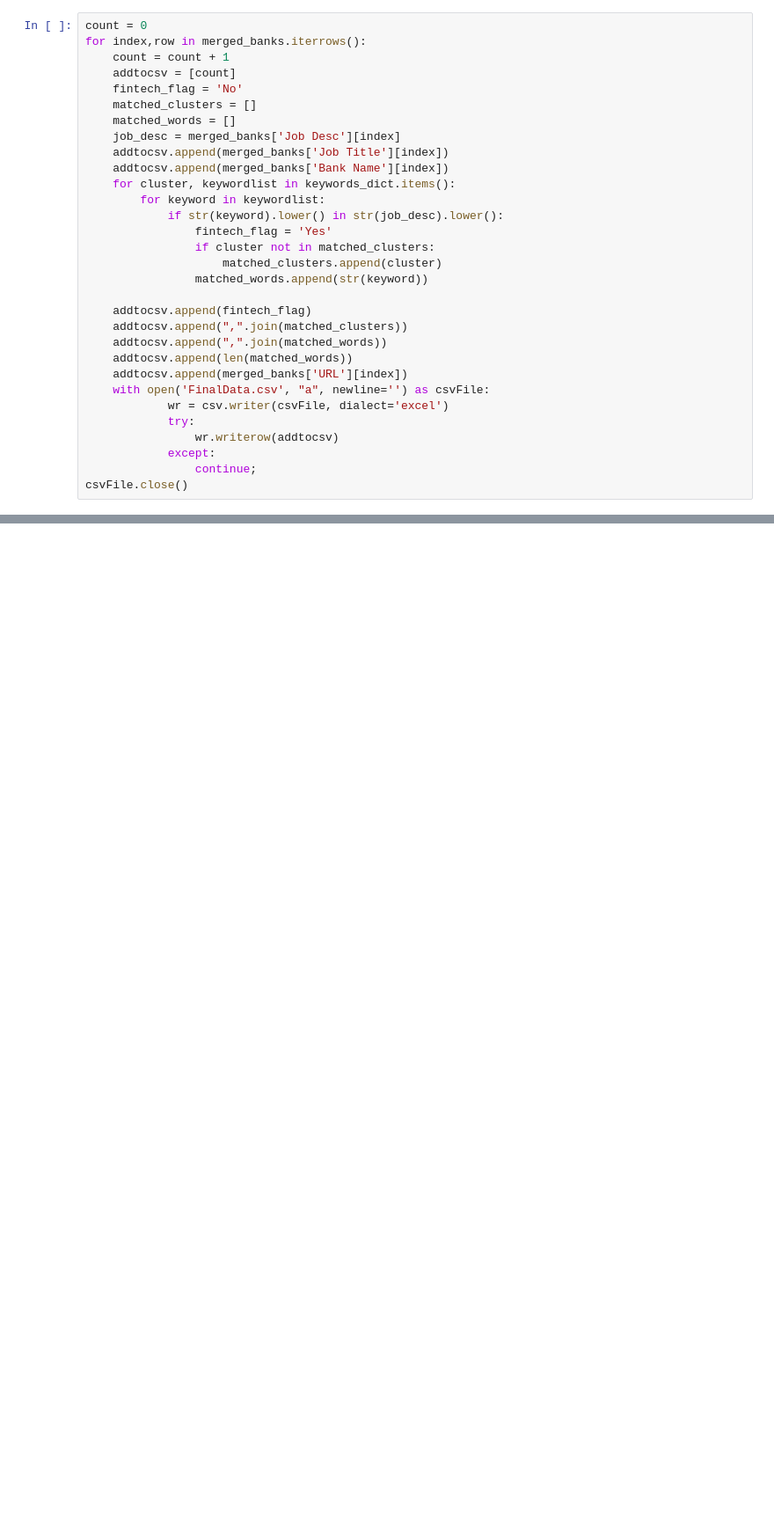
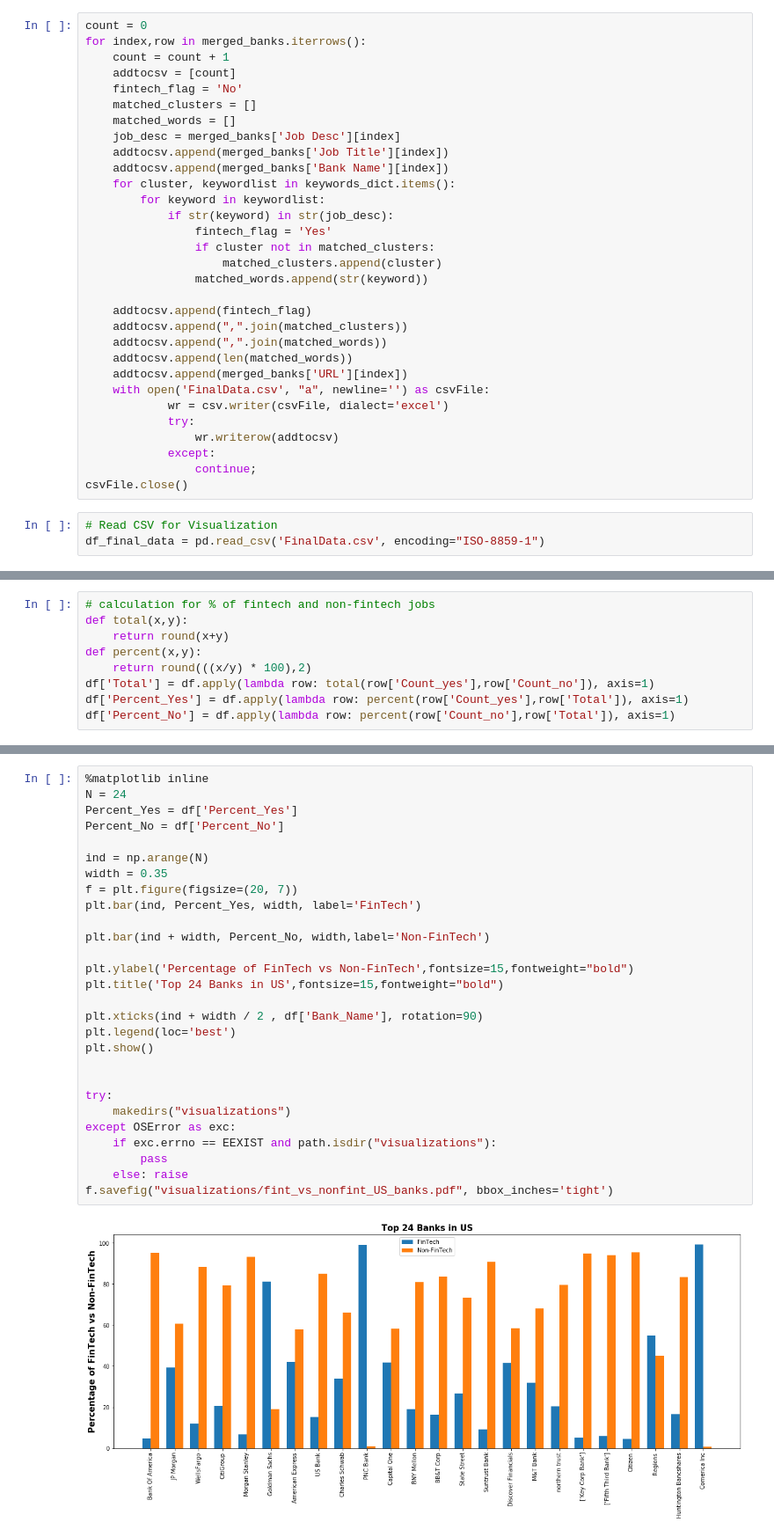
Before and after one commit to dawna14/Data-Science-Engineering-Methods, a Jupyter notebook: Assignment2/data_mapping.ipynb, the cells around one changed output, grey strips where cells are left out. Shown: that part at 88% size. Drawn from its saved outputs; the diff is of its cells as text; blank space fills up the shorter version.

```diff
--- a/Assignment2/data_mapping.ipynb
+++ b/Assignment2/data_mapping.ipynb
@@ -38,7 +45,7 @@ for index,row in merged_banks.iterrows():
     addtocsv.append(merged_banks['Bank Name'][index])
     for cluster, keywordlist in keywords_dict.items():
         for keyword in keywordlist:
-            if str(keyword).lower() in str(job_desc).lower():
+            if str(keyword) in str(job_desc):
                 fintech_flag = 'Yes'
                 if cluster not in matched_clusters:
                     matched_clusters.append(cluster)
@@ -56,3 +63,6 @@ for index,row in merged_banks.iterrows():
             except:
                 continue;
 csvFile.close()
+# %%
+# Read CSV for Visualization
+df_final_data = pd.read_csv('FinalData.csv', encoding="ISO-8859-1")
@@ -58,0 +101,9 @@ csvFile.close()
+# %%
+# calculation for % of fintech and non-fintech jobs
+def total(x,y):
+    return round(x+y)
+def percent(x,y):
+    return round(((x/y) * 100),2)
+df['Total'] = df.apply(lambda row: total(row['Count_yes'],row['Count_no']), axis=1)
+df['Percent_Yes'] = df.apply(lambda row: percent(row['Count_yes'],row['Total']), axis=1)
+df['Percent_No'] = df.apply(lambda row: percent(row['Count_no'],row['Total']), axis=1)
@@ -58,0 +118,30 @@ csvFile.close()
+# %%
+%matplotlib inline
+N = 24
+Percent_Yes = df['Percent_Yes']
+Percent_No = df['Percent_No']
+
+ind = np.arange(N)
+width = 0.35
+f = plt.figure(figsize=(20, 7))
+plt.bar(ind, Percent_Yes, width, label='FinTech')
+
+plt.bar(ind + width, Percent_No, width,label='Non-FinTech')
+
+plt.ylabel('Percentage of FinTech vs Non-FinTech',fontsize=15,fontweight="bold")
+plt.title('Top 24 Banks in US',fontsize=15,fontweight="bold")
+
+plt.xticks(ind + width / 2 , df['Bank_Name'], rotation=90)
+plt.legend(loc='best')
+plt.show()
+
+
+try:
+    makedirs("visualizations")
+except OSError as exc:
+    if exc.errno == EEXIST and path.isdir("visualizations"):
+        pass
+    else: raise
+f.savefig("visualizations/fint_vs_nonfint_US_banks.pdf", bbox_inches='tight')
+# %% [output]
+[figure, added]
```
Also changed, not shown: parts of 19 cells of this notebook.
